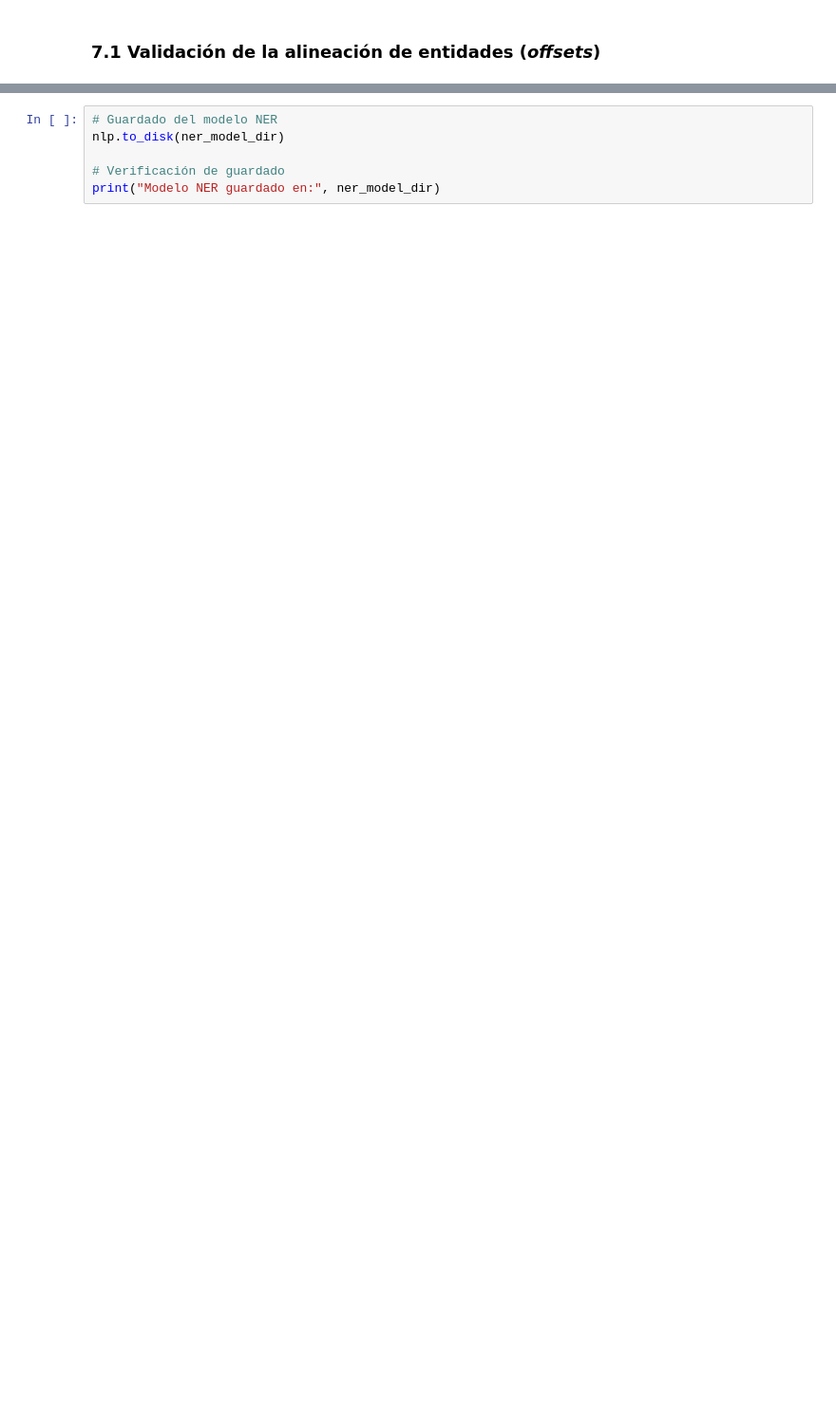
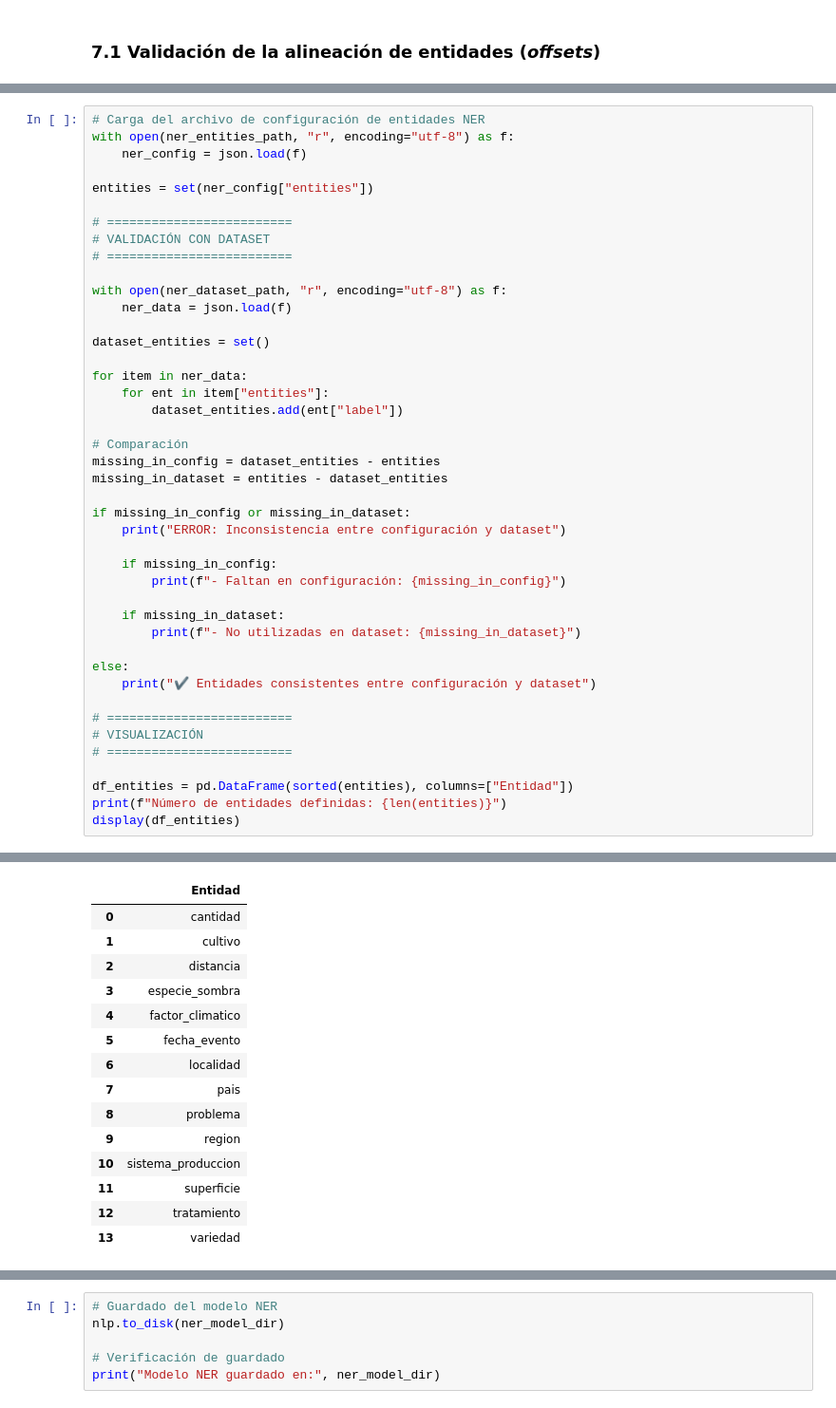
Before and after one commit to JMPinillos/agri-voice-ai, a Jupyter notebook: notebooks/03_nlp_modeling/nlp_modeling.ipynb, the cells around one changed output, grey strips where cells are left out. Shown at 95% size. Cells and saved outputs as stored; diff of their text form; blank space fills up the shorter version.

```diff
--- a/notebooks/03_nlp_modeling/nlp_modeling.ipynb
+++ b/notebooks/03_nlp_modeling/nlp_modeling.ipynb
@@ -1992,0 +1996,44 @@ Entidades definidas para NER:
+# %%
+# Carga del archivo de configuración de entidades NER
+with open(ner_entities_path, "r", encoding="utf-8") as f:
+    ner_config = json.load(f)
+
+entities = set(ner_config["entities"])
+
+# =========================
+# VALIDACIÓN CON DATASET
+# =========================
+
+with open(ner_dataset_path, "r", encoding="utf-8") as f:
+    ner_data = json.load(f)
+
+dataset_entities = set()
+
+for item in ner_data:
+    for ent in item["entities"]:
+        dataset_entities.add(ent["label"])
+
+# Comparación
+missing_in_config = dataset_entities - entities
+missing_in_dataset = entities - dataset_entities
+
+if missing_in_config or missing_in_dataset:
+    print("ERROR: Inconsistencia entre configuración y dataset")
+
+    if missing_in_config:
+        print(f"- Faltan en configuración: {missing_in_config}")
+
+    if missing_in_dataset:
+        print(f"- No utilizadas en dataset: {missing_in_dataset}")
+
+else:
+    print("✔ Entidades consistentes entre configuración y dataset")
+
+# =========================
+# VISUALIZACIÓN
+# =========================
+
+df_entities = pd.DataFrame(sorted(entities), columns=["Entidad"])
+print(f"Número de entidades definidas: {len(entities)}")
+display(df_entities)
+# %% [output]
@@ -1993 +2042,16 @@ Entidades definidas para NER:
+|  | Entidad |
+| 0 | cantidad |
+| 1 | cultivo |
+| 2 | distancia |
+| 3 | especie_sombra |
+| 4 | factor_climatico |
+| 5 | fecha_evento |
+| 6 | localidad |
+| 7 | pais |
+| 8 | problema |
+| 9 | region |
+| 10 | sistema_produccion |
+| 11 | superficie |
+| 12 | tratamiento |
+| 13 | variedad |
 # %% [markdown]
```
Also changed, not shown: parts of 77 cells of this notebook, 5 other files.
